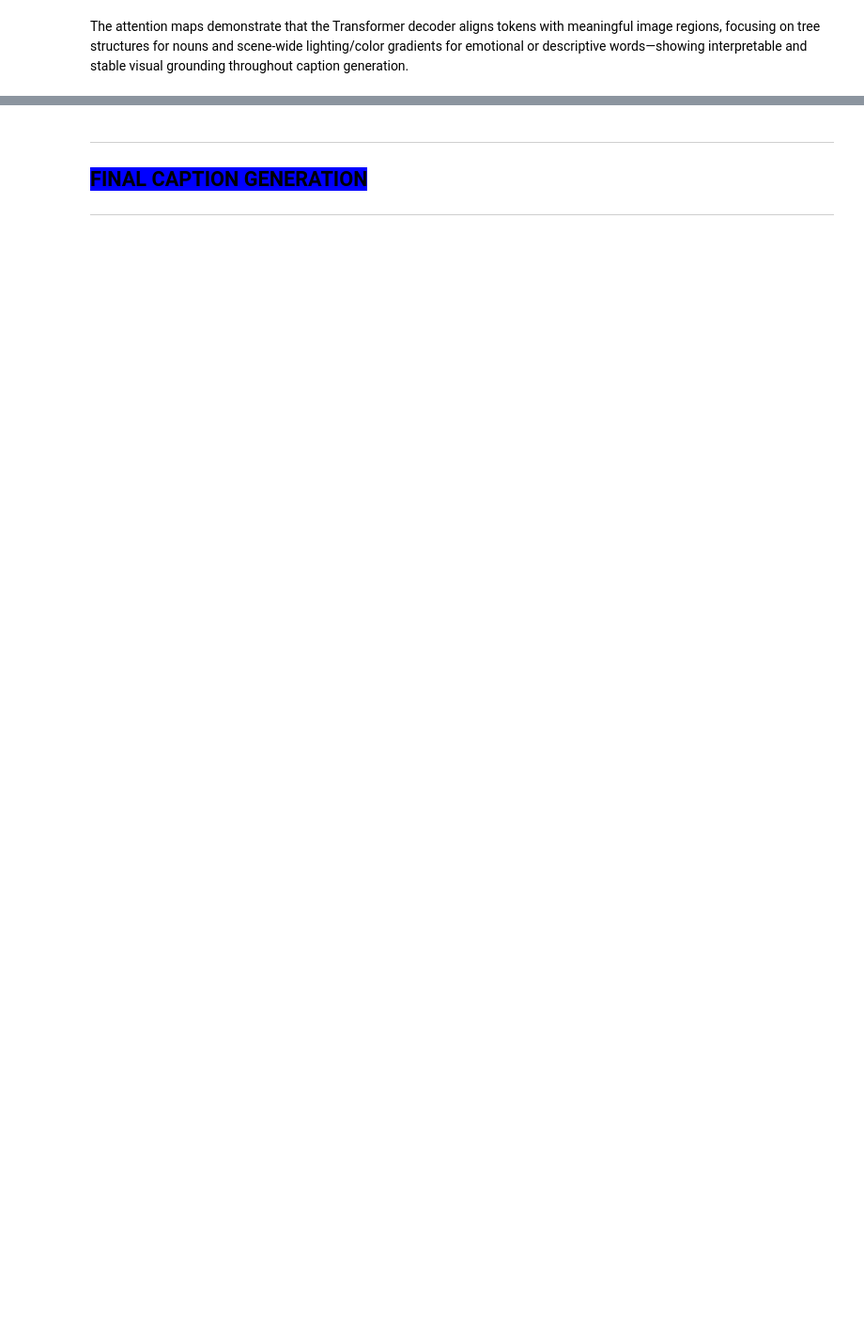
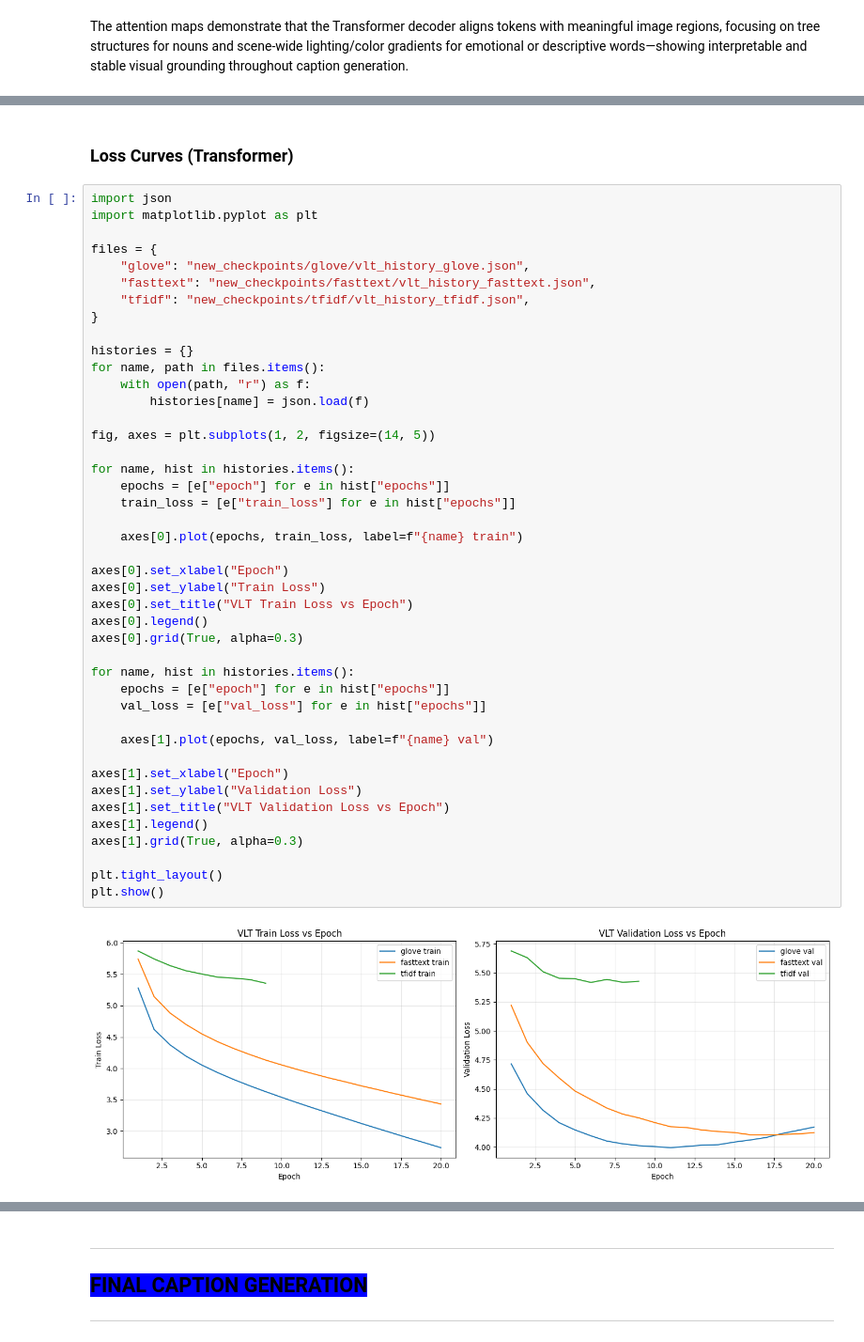
Before and after one commit to neha-palak/IML_A3, a Jupyter notebook: ArtEmis_Caption_Generation.ipynb, the cells around one changed output, grey strips where cells are left out. Shown at 94% size. Saved outputs shown, nothing was run; the diff lists cells and outputs as text; blank space fills up the shorter version.

```diff
--- a/ArtEmis_Caption_Generation.ipynb
+++ b/ArtEmis_Caption_Generation.ipynb
@@ -831,0 +857,47 @@ The attention maps demonstrate that the Transformer decoder aligns tokens with m
+# %% [markdown]
+### Loss Curves (Transformer)
+# %%
+import json
+import matplotlib.pyplot as plt
+
+files = {
+    "glove": "new_checkpoints/glove/vlt_history_glove.json",
+    "fasttext": "new_checkpoints/fasttext/vlt_history_fasttext.json",
+    "tfidf": "new_checkpoints/tfidf/vlt_history_tfidf.json",
+}
+
+histories = {}
+for name, path in files.items():
+    with open(path, "r") as f:
+        histories[name] = json.load(f)
+
+fig, axes = plt.subplots(1, 2, figsize=(14, 5))
+
+for name, hist in histories.items():
+    epochs = [e["epoch"] for e in hist["epochs"]]
+    train_loss = [e["train_loss"] for e in hist["epochs"]]
+
+    axes[0].plot(epochs, train_loss, label=f"{name} train")
+
+axes[0].set_xlabel("Epoch")
+axes[0].set_ylabel("Train Loss")
+axes[0].set_title("VLT Train Loss vs Epoch")
+axes[0].legend()
+axes[0].grid(True, alpha=0.3)
+
+for name, hist in histories.items():
+    epochs = [e["epoch"] for e in hist["epochs"]]
+    val_loss = [e["val_loss"] for e in hist["epochs"]]
+
+    axes[1].plot(epochs, val_loss, label=f"{name} val")
+
+axes[1].set_xlabel("Epoch")
+axes[1].set_ylabel("Validation Loss")
+axes[1].set_title("VLT Validation Loss vs Epoch")
+axes[1].legend()
+axes[1].grid(True, alpha=0.3)
+
+plt.tight_layout()
+plt.show()
+# %% [output]
+[figure, added]
```
Also changed, not shown: parts of 12 cells of this notebook, 8 other files.
